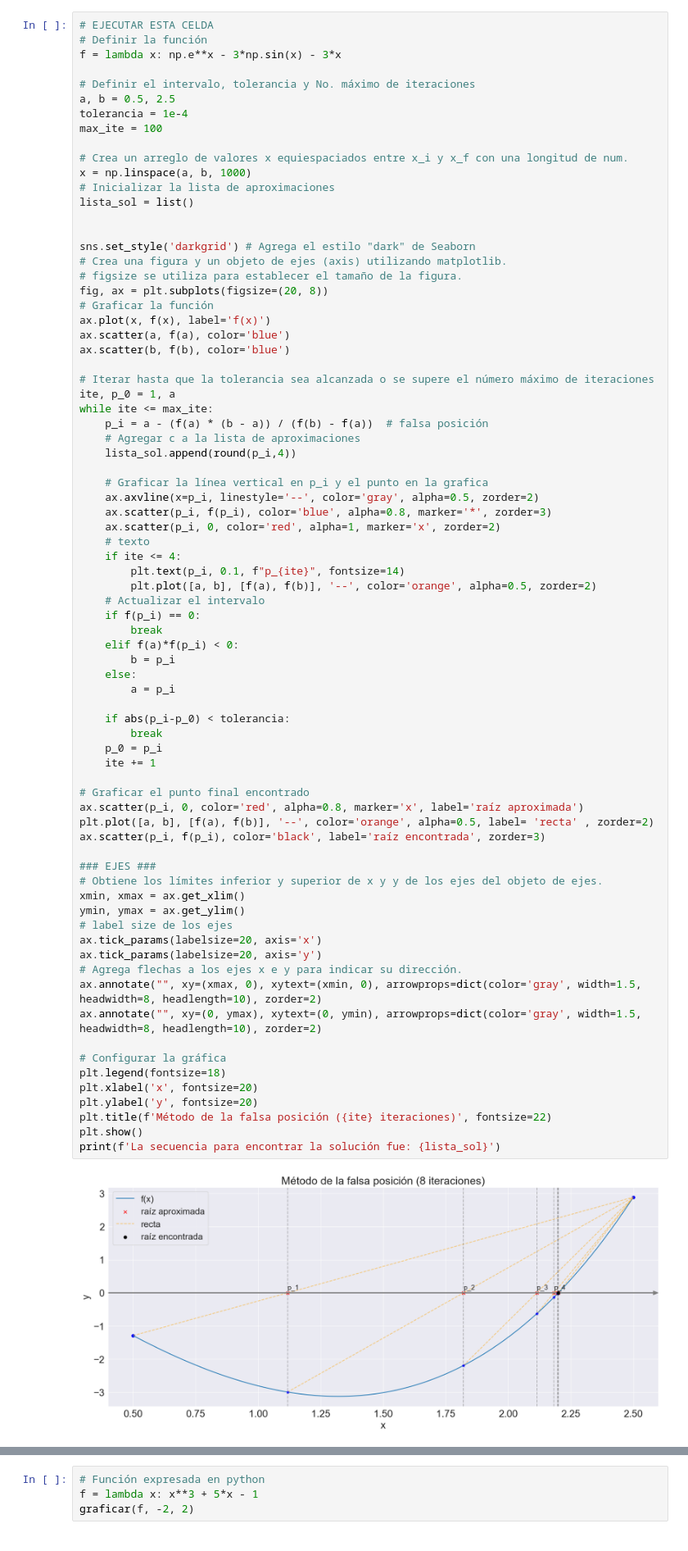
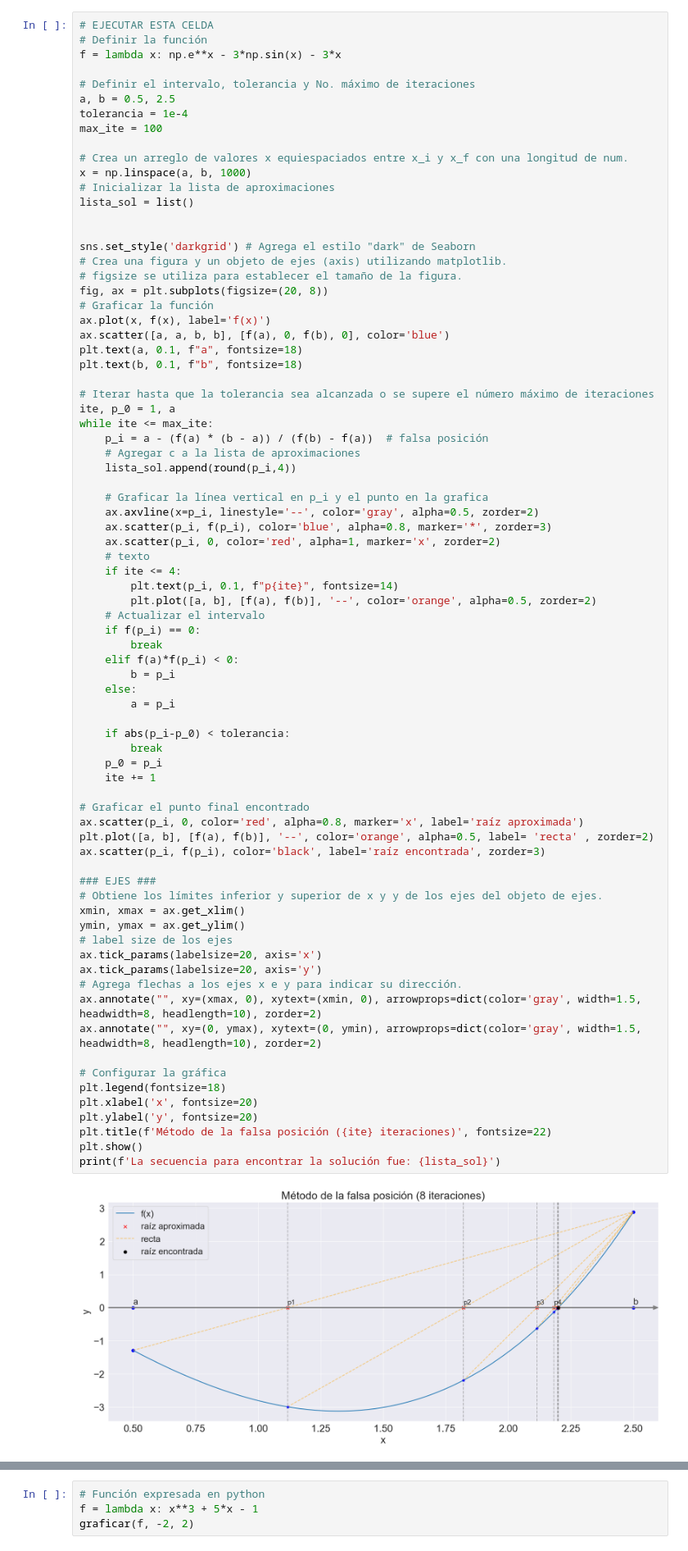
Before and after one commit to caramirezs/MetNum_librodigital, a Jupyter notebook: 1_Ecuaciones_de_una_variable/1.2_Metodo_regula_falsi.ipynb, the cells around one changed output, grey strips where cells are left out. Shown at 82% size. Saved outputs shown, nothing was run; the diff lists cells and outputs as text.

```diff
--- a/1_Ecuaciones_de_una_variable/1.2_Metodo_regula_falsi.ipynb
+++ b/1_Ecuaciones_de_una_variable/1.2_Metodo_regula_falsi.ipynb
@@ -139,8 +138,9 @@ sns.set_style('darkgrid') # Agrega el estilo "dark" de Seaborn
 fig, ax = plt.subplots(figsize=(20, 8))
 # Graficar la función
 ax.plot(x, f(x), label='f(x)')
-ax.scatter(a, f(a), color='blue')
-ax.scatter(b, f(b), color='blue')
+ax.scatter([a, a, b, b], [f(a), 0, f(b), 0], color='blue')
+plt.text(a, 0.1, f"a", fontsize=18)
+plt.text(b, 0.1, f"b", fontsize=18)
 
 # Iterar hasta que la tolerancia sea alcanzada o se supere el número máximo de iteraciones
 ite, p_0 = 1, a
@@ -155,7 +155,7 @@ while ite <= max_ite:
     ax.scatter(p_i, 0, color='red', alpha=1, marker='x', zorder=2)
     # texto
     if ite <= 4:
-        plt.text(p_i, 0.1, f"p_{ite}", fontsize=14)
+        plt.text(p_i, 0.1, f"p{ite}", fontsize=14)
         plt.plot([a, b], [f(a), f(b)], '--', color='orange', alpha=0.5, zorder=2)
     # Actualizar el intervalo
     if f(p_i) == 0:
@@ -167,32 +167,32 @@ while ite <= max_ite:
 
     if abs(p_i-p_0) < tolerancia:
         break
     p_0 = p_i
     ite += 1
 
 # Graficar el punto final encontrado
 ax.scatter(p_i, 0, color='red', alpha=0.8, marker='x', label='raíz aproximada')
 plt.plot([a, b], [f(a), f(b)], '--', color='orange', alpha=0.5, label= 'recta' , zorder=2)
 ax.scatter(p_i, f(p_i), color='black', label='raíz encontrada', zorder=3)
 
 ### EJES ###
 # Obtiene los límites inferior y superior de x y y de los ejes del objeto de ejes.
 xmin, xmax = ax.get_xlim()
 ymin, ymax = ax.get_ylim()
 # label size de los ejes
 ax.tick_params(labelsize=20, axis='x')
 ax.tick_params(labelsize=20, axis='y')
 # Agrega flechas a los ejes x e y para indicar su dirección.
 ax.annotate("", xy=(xmax, 0), xytext=(xmin, 0), arrowprops=dict(color='gray', width=1.5, headwidth=8, headlength=10), zorder=2)
 ax.annotate("", xy=(0, ymax), xytext=(0, ymin), arrowprops=dict(color='gray', width=1.5, headwidth=8, headlength=10), zorder=2)
 
 # Configurar la gráfica
 plt.legend(fontsize=18)
 plt.xlabel('x', fontsize=20)
 plt.ylabel('y', fontsize=20)
 plt.title(f'Método de la falsa posición ({ite} iteraciones)', fontsize=22)
 plt.show()
 print(f'La secuencia para encontrar la solución fue: {lista_sol}')
 # %% [output]
-[figure, old version]
+[figure, new version]
 La secuencia para encontrar la solución fue: [1.1175, 1.8211, 2.114, 2.183, 2.1968, 2.1994, 2.1999, 2.2]
```
Also changed, not shown: parts of 9 cells of this notebook, 14 other files.
